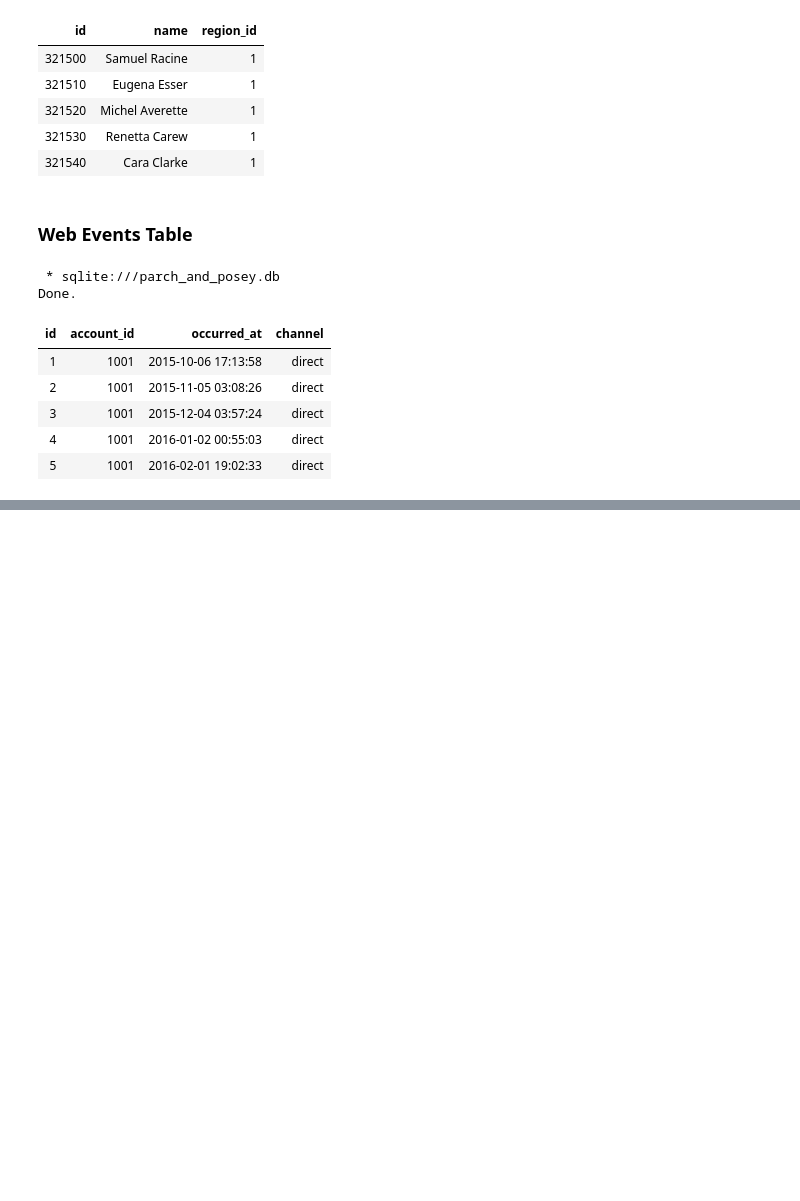
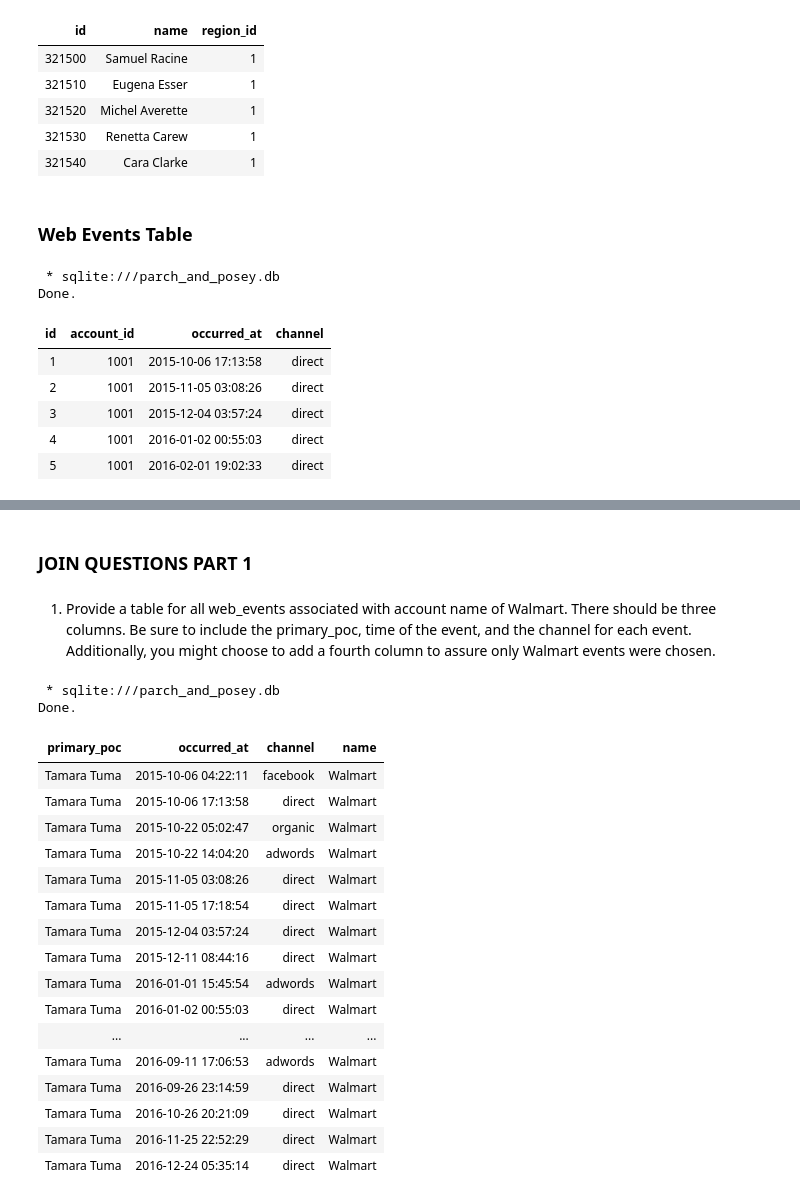
Before and after one commit to YinkaOlusola/SQL, a Jupyter notebook: Parch_and_Posey/Notebook.ipynb, the cells around one changed output, grey strips where cells are left out. Drawn from its saved outputs; the diff is of its cells as text; code cells hidden in the pictures; blank space fills up the shorter version.

Commit message:
adding basic SQL and SQL joins notebook

```diff
--- a/Parch_and_Posey/Notebook.ipynb
+++ b/Parch_and_Posey/Notebook.ipynb
@@ -155,0 +160,35 @@ Done.
+# %% [markdown]
+### JOIN QUESTIONS PART 1
+# %% [markdown]
+1. Provide a table for all web_events associated with account name of Walmart.
+There should be three columns. Be sure to include the primary_poc, time of the
+event, and the channel for each event. Additionally, you might choose to add
+a fourth column to assure only Walmart events were chosen.
+# %%
+%%sql
+
+SELECT a.primary_poc, w.occurred_at, w.channel, a.name
+FROM web_events w
+JOIN accounts a
+ON w.account_id = a.id
+WHERE a.name = 'Walmart';
+# %% [output]
+ * sqlite:///parch_and_posey.db
+Done.
+| primary_poc | occurred_at | channel | name |
+| Tamara Tuma | 2015-10-06 04:22:11 | facebook | Walmart |
+| Tamara Tuma | 2015-10-06 17:13:58 | direct | Walmart |
+| Tamara Tuma | 2015-10-22 05:02:47 | organic | Walmart |
+| Tamara Tuma | 2015-10-22 14:04:20 | adwords | Walmart |
+| Tamara Tuma | 2015-11-05 03:08:26 | direct | Walmart |
+| Tamara Tuma | 2015-11-05 17:18:54 | direct | Walmart |
+| Tamara Tuma | 2015-12-04 03:57:24 | direct | Walmart |
+| Tamara Tuma | 2015-12-11 08:44:16 | direct | Walmart |
+| Tamara Tuma | 2016-01-01 15:45:54 | adwords | Walmart |
+| Tamara Tuma | 2016-01-02 00:55:03 | direct | Walmart |
+| ... | ... | ... | ... |
+| Tamara Tuma | 2016-09-11 17:06:53 | adwords | Walmart |
+| Tamara Tuma | 2016-09-26 23:14:59 | direct | Walmart |
+| Tamara Tuma | 2016-10-26 20:21:09 | direct | Walmart |
+| Tamara Tuma | 2016-11-25 22:52:29 | direct | Walmart |
+| Tamara Tuma | 2016-12-24 05:35:14 | direct | Walmart |
```
Also changed, not shown: parts of 2 cells of this notebook, 4 other files.
